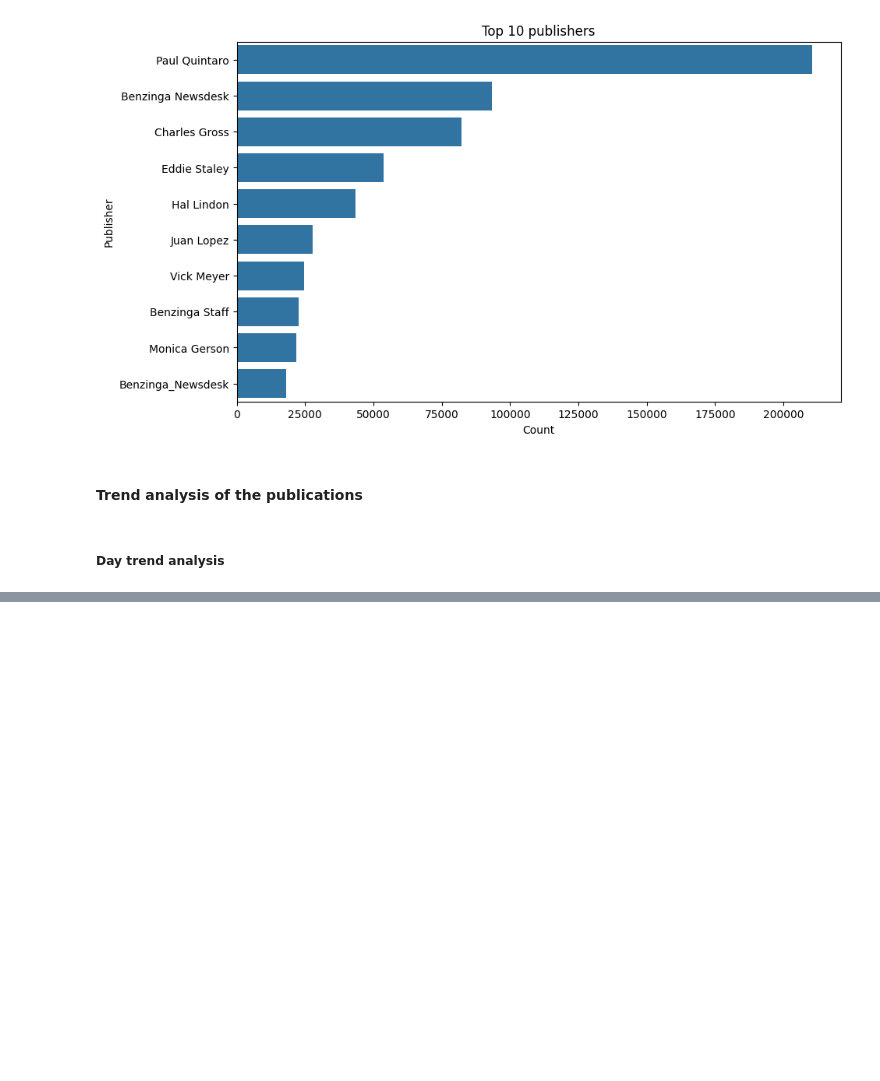
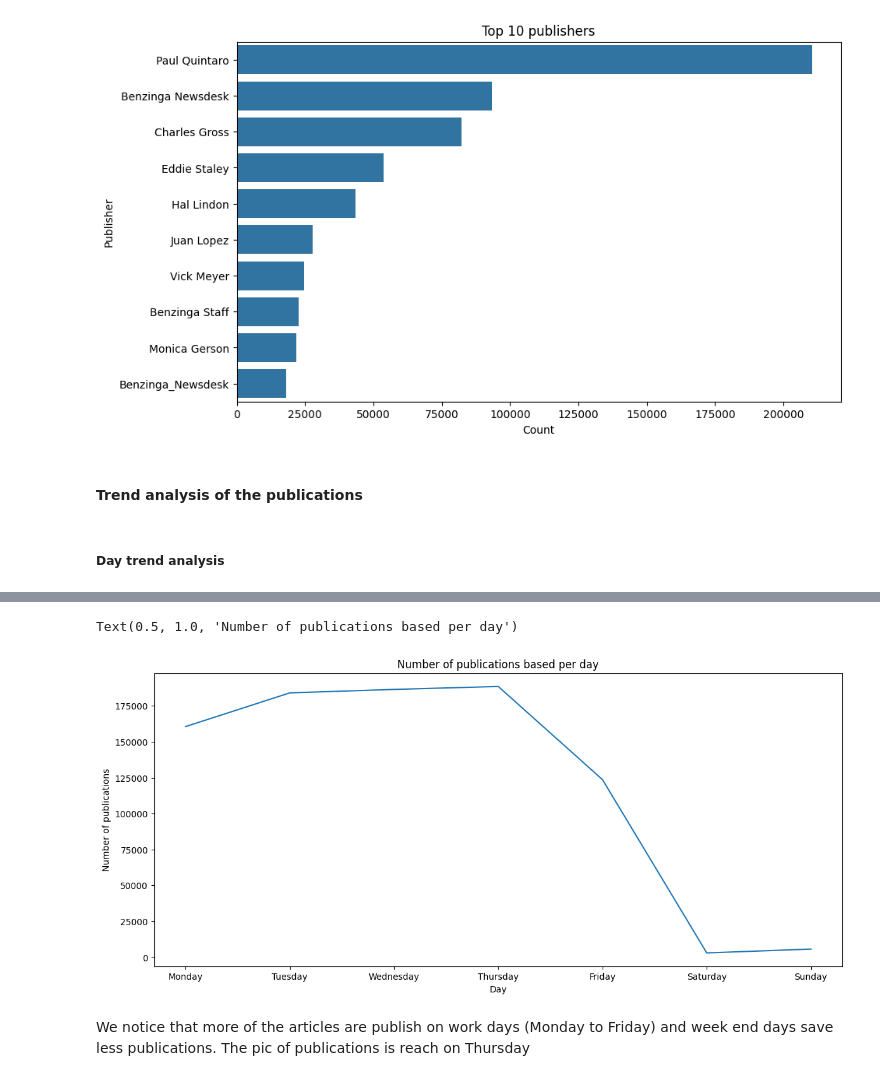
Before and after one commit to Cabrel17/Financial_news_sentiment_analysis, a Jupyter notebook: notebooks/Exploratory_data_analysis.ipynb, the cells around one changed output, grey strips where cells are left out. Drawn from its saved outputs; the diff is of its cells as text; code cells hidden in the pictures; blank space fills up the shorter version.

Commit message:
Start of the day trend analysis

```diff
--- a/notebooks/Exploratory_data_analysis.ipynb
+++ b/notebooks/Exploratory_data_analysis.ipynb
@@ -111,3 +111,8 @@ Text(0, 0.5, 'Publisher')
 ##### Day trend analysis
 # %%
 # We have data that are going from 2009-02-14 till 2020-06-11.
+# Let's try to see the distribution of articles over day of the week
+# We should use the clean database to avoid duplicates on subset columns "headline" and "publisher"
+
+trend_per_day = df_clean.index.day_name().value_counts()
+trend_per_day
@@ -113,0 +129,13 @@ Text(0, 0.5, 'Publisher')
+# %%
+days_order = ['Monday', 'Tuesday', 'Wednesday', 'Thursday', 'Friday', 'Saturday', 'Sunday']
+trend_per_day = trend_per_day.reindex(days_order)
+plt.figure(figsize=(14,6))
+trend_per_day.plot()
+plt.xlabel('Day')
+plt.ylabel('Number of publications')
+plt.title('Number of publications based per day')
+# %% [output]
+Text(0.5, 1.0, 'Number of publications based per day')
+[figure, added]
+# %% [markdown]
+We notice that more of the articles are publish on work days (Monday to Friday) and week end days save less publications. The pic of publications is reach on Thursday
```
Also changed, not shown: parts of 1 cell of this notebook.
